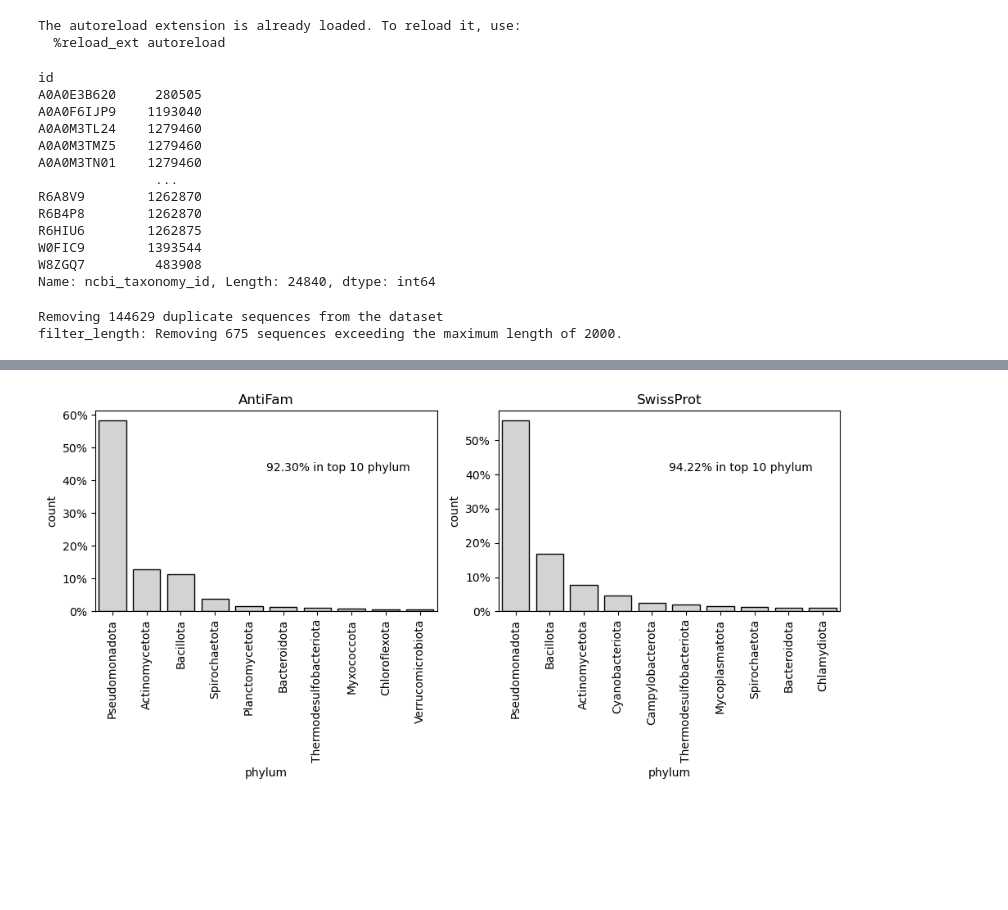
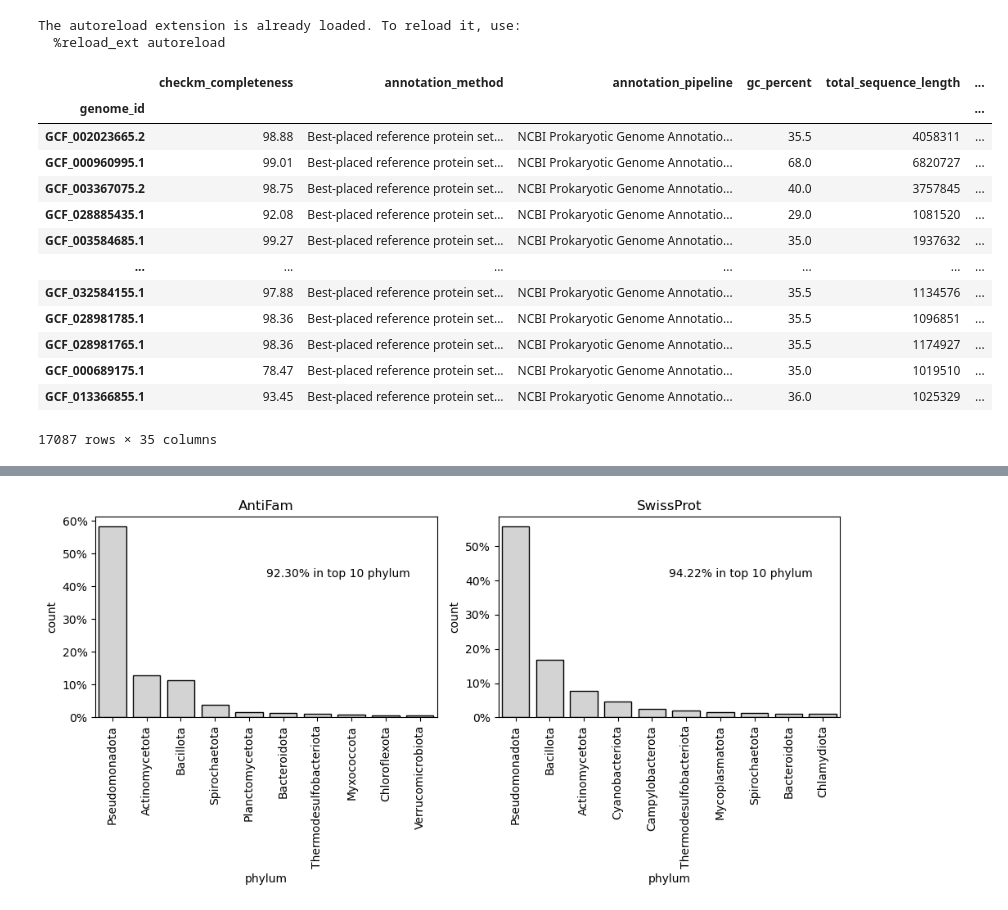
Before and after one commit to pipparichter/frugal, a Jupyter notebook: notebooks/dataset.ipynb, the cells around one changed output, grey strips where cells are left out. Drawn from its saved outputs; the diff is of its cells as text; code cells hidden in the pictures; blank space fills up the shorter version.

```diff
--- a/notebooks/dataset.ipynb
+++ b/notebooks/dataset.ipynb
@@ -52,42 +55,22 @@ def filter_duplicates(df:pd.DataFrame, seq_col:str='seq'):
     print(f'Removing {mask.sum()} duplicate sequences from the dataset')
     df = df[~mask].copy()
     return df
-# %%
-antifam_df = pd.read_csv('../data/antifam_bacteria.csv', index_col=0)
-antifam_df['ncbi_taxonomy_id'] = [int(lineage.split()[-1]) for lineage in antifam_df.lineage]
-antifam_df.ncbi_taxonomy_id
-# %% [output]
-id
-A0A0E3B620     280505
-A0A0F6IJP9    1193040
-A0A0M3TL24    1279460
-A0A0M3TMZ5    1279460
-A0A0M3TN01    1279460
-               ...
-R6A8V9        1262870
-R6B4P8        1262870
-R6HIU6        1262875
-W0FIC9        1393544
-W8ZGQ7         483908
-Name: ncbi_taxonomy_id, Length: 24840, dtype: int64
 # %%
-dataset_df = pd.read_csv('../data/swissprot.csv', index_col=0)
-dataset_df = dataset_df[dataset_df.domain.isin(['Bacteria', 'Viruses'])] # I am not completely confident about my decision to include viruses.
+def build_dataset(swissprot_path:str='../data/swissprot.csv', antifam_path:str='../data/antifam_bacteria.csv')
+    dataset_df = pd.read_csv(swissprot_path, index_col=0)
+    dataset_df = dataset_df[dataset_df.domain.isin(['Bacteria', 'Viruses'])] # I am not completely confident about my decision to include viruses.
 
-antifam_df = pd.read_csv('../data/antifam_bacteria.csv', index_col=0)
-antifam_df['ncbi_taxonomy_id'] = [int(lineage.split()[-1]) for lineage in antifam_df.lineage]
+    antifam_df = pd.read_csv(antifam_path, index_col=0)
+    antifam_df['ncbi_taxonomy_id'] = [int(lineage.split()[-1]) for lineage in antifam_df.lineage] # Get the species taxonomy ID from the full lineage.
 
-dataset_df['library_entry_name'] = 'swissprot'
-antifam_df['library_entry_name'] = 'antifam'
+    dataset_df['library_entry_name'] = 'swissprot'
+    antifam_df['library_entry_name'] = 'antifam'
 
-dataset_df = pd.concat([antifam_df.assign(label=0), dataset_df.assign(label=1)])
-dataset_df = fillna(dataset_df, rules={str:'none', bool:False, int:0, float:0})
+    dataset_df = pd.concat([antifam_df.assign(label=0), dataset_df.assign(label=1)])
+    dataset_df = fillna(dataset_df, rules={str:'none', bool:False, int:0, float:0})
 
-dataset_df = filter_duplicates(dataset_df)
-dataset_df = filter_length(dataset_df)
+    dataset_df = filter_duplicates(dataset_df)
+    dataset_df = filter_length(dataset_df)
 
-dataset_df.to_csv('../data/datasets/swissprot/dataset.csv')
+    dataset_df.to_csv('../data/datasets/dataset.csv')
-# %% [output]
-Removing 144629 duplicate sequences from the dataset
-filter_length: Removing 675 sequences exceeding the maximum length of 2000.
 # %%
@@ -117,0 +113,17 @@ rare_taxa_genome_metadata_df = genome_metadata_df[genome_metadata_df.phylum.isin
+# %%
+genome_metadata_df[~genome_metadata_df.species.isin(dataset_df.species)]
+# %% [output]
+|  | checkm_completeness | annotation_method | annotation_pipeline | gc_percent | total_sequence_length | ... |
+| genome_id |  |  |  |  |  | ... |
+| GCF_002023665.2 | 98.88 | Best-placed reference protein set... | NCBI Prokaryotic Genome Annotatio... | 35.5 | 4058311 | ... |
+| GCF_000960995.1 | 99.01 | Best-placed reference protein set... | NCBI Prokaryotic Genome Annotatio... | 68.0 | 6820727 | ... |
+| GCF_003367075.2 | 98.75 | Best-placed reference protein set... | NCBI Prokaryotic Genome Annotatio... | 40.0 | 3757845 | ... |
+| GCF_028885435.1 | 92.08 | Best-placed reference protein set... | NCBI Prokaryotic Genome Annotatio... | 29.0 | 1081520 | ... |
+| GCF_003584685.1 | 99.27 | Best-placed reference protein set... | NCBI Prokaryotic Genome Annotatio... | 35.0 | 1937632 | ... |
+| ... | ... | ... | ... | ... | ... | ... |
+| GCF_032584155.1 | 97.88 | Best-placed reference protein set... | NCBI Prokaryotic Genome Annotatio... | 35.5 | 1134576 | ... |
+| GCF_028981785.1 | 98.36 | Best-placed reference protein set... | NCBI Prokaryotic Genome Annotatio... | 35.5 | 1096851 | ... |
+| GCF_028981765.1 | 98.36 | Best-placed reference protein set... | NCBI Prokaryotic Genome Annotatio... | 35.5 | 1174927 | ... |
+| GCF_000689175.1 | 78.47 | Best-placed reference protein set... | NCBI Prokaryotic Genome Annotatio... | 35.0 | 1019510 | ... |
+| GCF_013366855.1 | 93.45 | Best-placed reference protein set... | NCBI Prokaryotic Genome Annotatio... | 36.0 | 1025329 | ... |
+17087 rows × 35 columns
```
Also changed, not shown: parts of 9 cells of this notebook, 8 other files.
